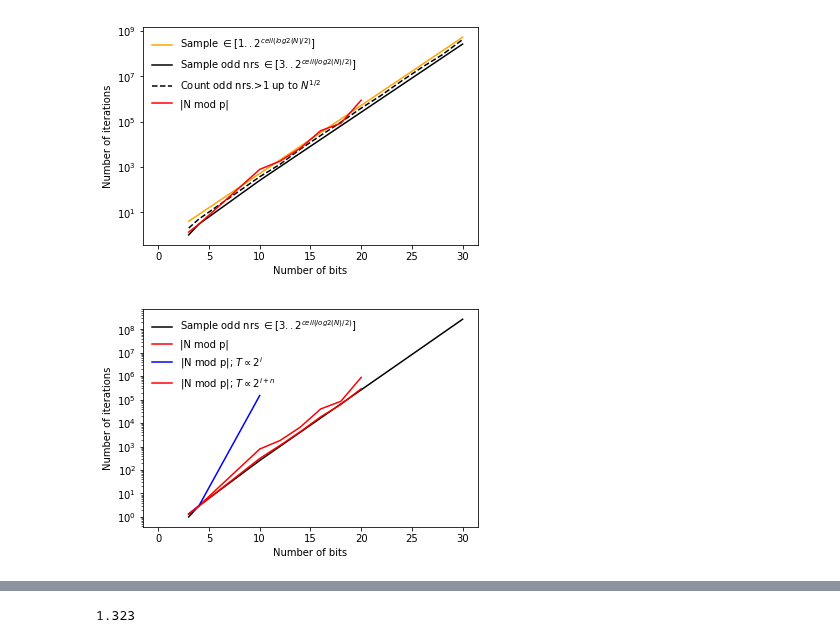
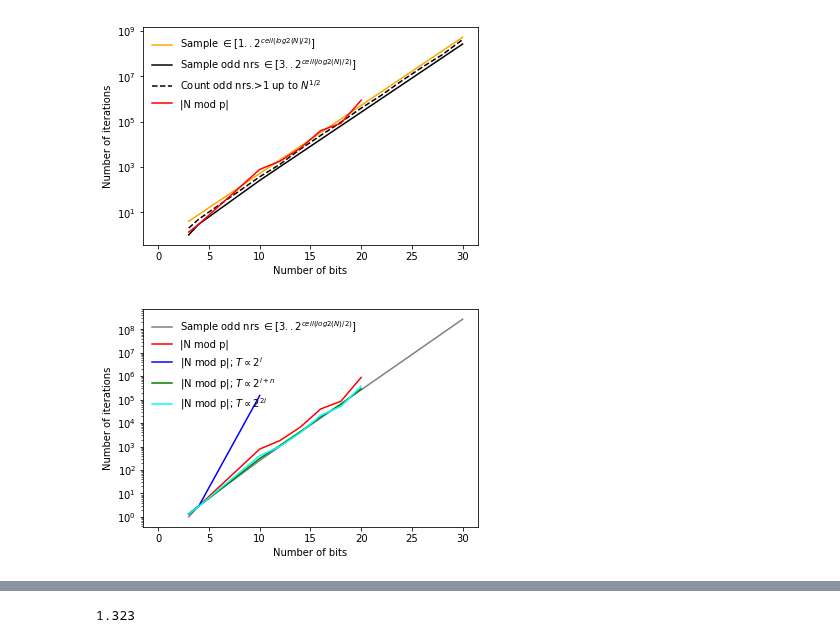
Before and after one commit to lican81/A0_DUT, a Jupyter notebook: GUI/Thomas/sandbox_prime_factorization.ipynb, the cells around one changed output, grey strips where cells are left out. Saved outputs shown, nothing was run; the diff lists cells and outputs as text; code cells hidden in the pictures.

```diff
--- a/GUI/Thomas/sandbox_prime_factorization.ipynb
+++ b/GUI/Thomas/sandbox_prime_factorization.ipynb
@@ -106,7 +106,7 @@ def E_fun_mod_N(x,y,N):
 
 @nb.jit(nopython=True)
 def E_fun(x,y,N,E_fun_type):
-    if (E_fun_type==0) or (E_fun_type==1) or (E_fun_type==2):
+    if (E_fun_type>=0) and (E_fun_type<=3):
         return E_fun_mod_N(x,y,N)
     else:
         raise Exception("Function type for E_fun not yet implemented")
@@ -120,6 +120,8 @@ def temp_scaling(T0,T_base,bit_pos,n,E_fun_type):
         return T0 * T_base**(bit_pos)#work in float numbers to avoid overflow
     elif E_fun_type==2:
         return T0 * T_base**(bit_pos+n)#work in float numbers to avoid overflow
+    elif E_fun_type==3:
+        return T0 * T_base**(bit_pos*2)#work in float numbers to avoid overflow
     else:
         raise Exception("Function type for E_fun not yet implemented")
         return 0
@@ -478,3 +480,11 @@ Number of bits n= 20
 Percentage failed calculations:  0.0 %
 Failed calculations:  0
 Elapsed (after compilation) = 53.1480000019
+# %%
+# NOW THE FUNCTION IS COMPILED, RE-TIME IT EXECUTING FROM CACHE
+start = time.time()
+data_arr_Eft3=perform_prime_factorization(problem_and_sol_arr,num_runs = 1000,
+                                     max_iter = None,N_cases=8, #problem_and_sol_arr.shape[0]
+                                    E_fun_type=3)
+end = time.time()
+print("Elapsed (after compilation) = %s" % (end - start))
@@ -529,19 +558,21 @@ plt.show()
 # %%
 plt.figure(1)
 plt.clf()
 #plt.semilogy(problem_and_sol_arr[:,0],2**(problem_and_sol_arr[:,0])/2.,"orange",label="Sample $\in[1..2^{ceil(log2(N)/2)}]$")
 # ..-1 because 1 is not our prime number
-plt.semilogy(problem_and_sol_arr[:,0],(2**(problem_and_sol_arr[:,0])/2.+1)//2-1,"k",label="Sample odd nrs $\in[3..2^{ceil(log2(N)/2)}]$")
+plt.semilogy(problem_and_sol_arr[:,0],(2**(problem_and_sol_arr[:,0])/2.+1)//2-1,"k",alpha=0.5,
+             label="Sample odd nrs $\in[3..2^{ceil(log2(N)/2)}]$")
 #plt.semilogy(problem_and_sol_arr[:,0],problem_and_sol_arr[:,-1]**.5,"k--",label=r"Count up to $N^{1/2}$")
 #plt.semilogy(problem_and_sol_arr[:,0],np.floor(problem_and_sol_arr[:,-1]**.5+1)//2-1,"k--",label=r"Count odd nrs.>1 up to $N^{1/2}$")
 plt.semilogy(data_arr[:,0],data_arr[:,1],"r",label=r"|N mod p|")
 plt.semilogy(data_arr_Eft1[:,0],data_arr_Eft1[:,1],"b",label=r"|N mod p|; $T \propto 2^i$")
-plt.semilogy(data_arr_Eft2[:,0],data_arr_Eft2[:,1],"r",label=r"|N mod p|; $T \propto 2^{i+n}$")
+plt.semilogy(data_arr_Eft2[:,0],data_arr_Eft2[:,1],"g",label=r"|N mod p|; $T \propto 2^{i+n}$")
+plt.semilogy(data_arr_Eft3[:,0],data_arr_Eft3[:,1],"cyan",label=r"|N mod p|; $T \propto 2^{2i}$")
 leg=plt.legend(loc=0)
 leg.draw_frame(False)
 plt.xlabel("Number of bits")
 plt.ylabel("Number of iterations")
 #TODO: plot errorbars.
 plt.show()
 # %% [output]
-[figure, old version]
+[figure, new version]
```
Also changed, not shown: parts of 3 cells of this notebook.
